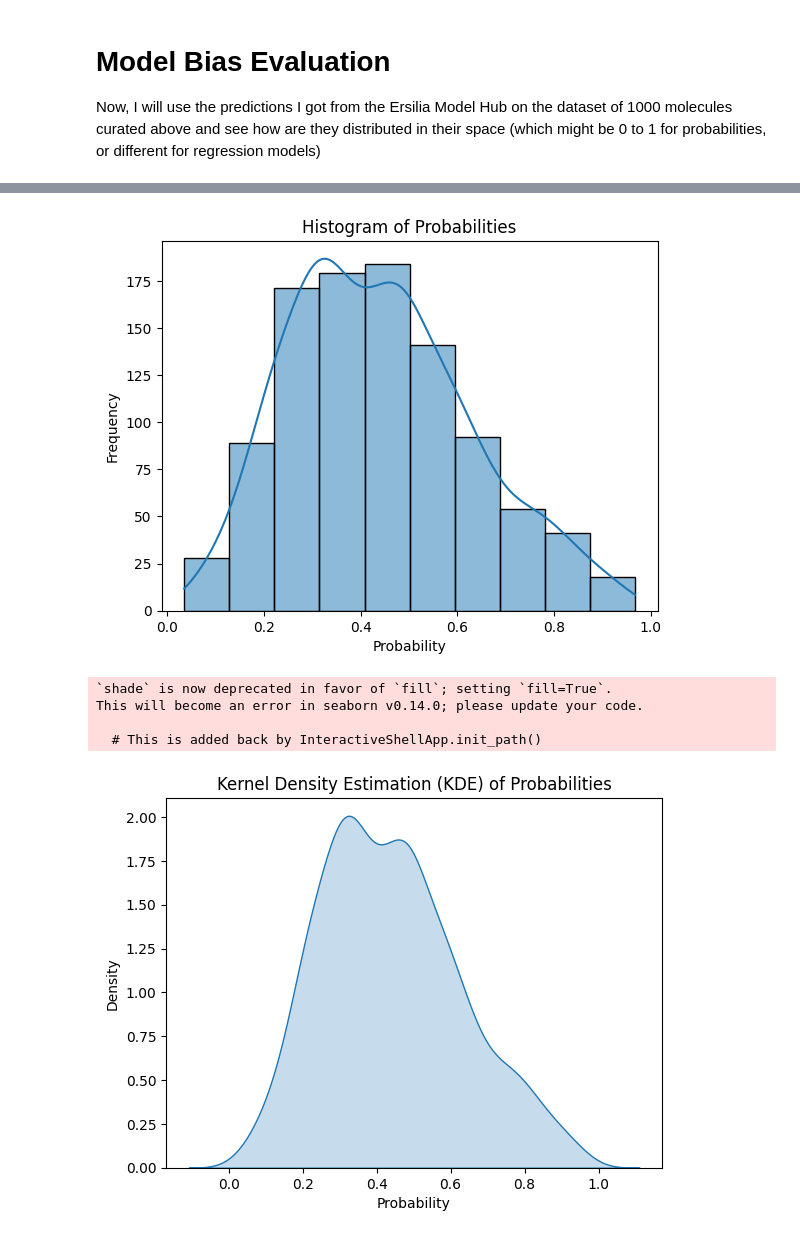
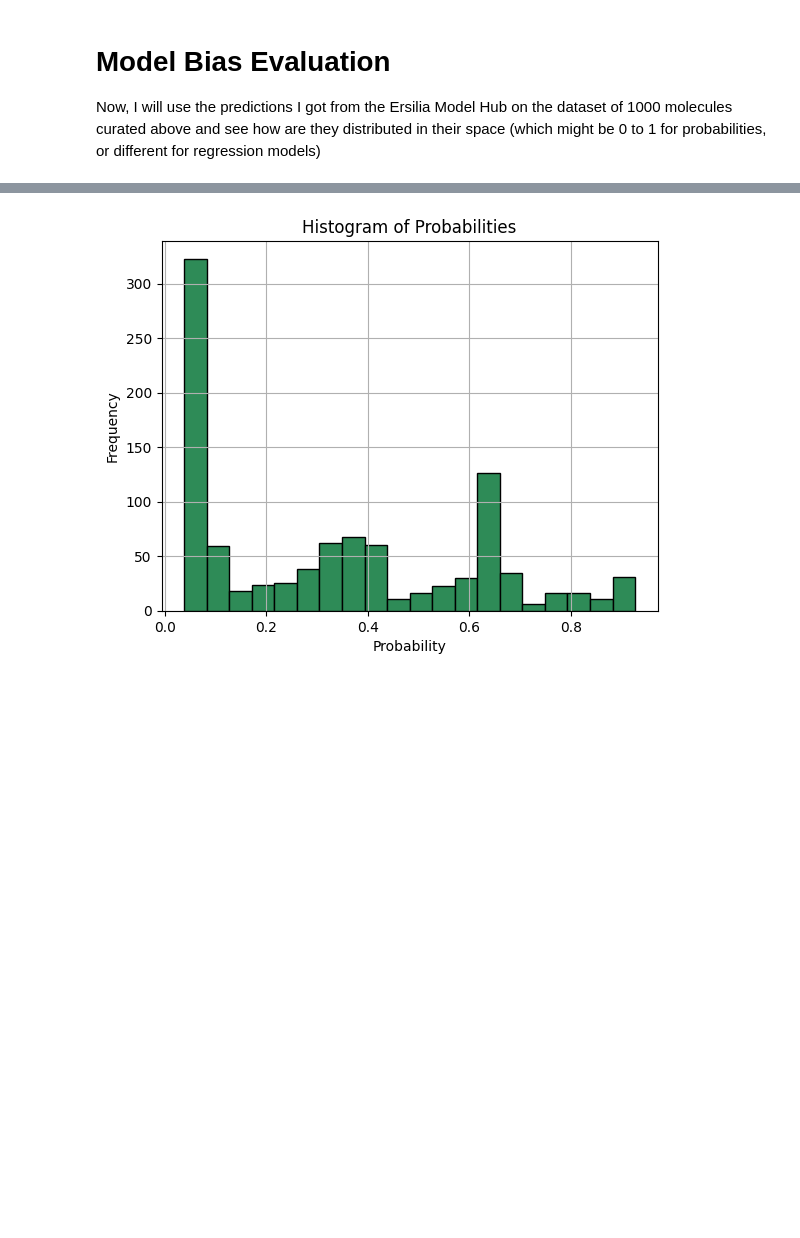
Before and after one commit to akriti-dhurandher/model-validation-example, a Jupyter notebook: notebooks/00_model_bias.ipynb, the cells around one changed output, grey strips where cells are left out. Saved outputs shown, nothing was run; the diff lists cells and outputs as text; code cells hidden in the pictures; blank space fills up the shorter version.

```diff
--- a/notebooks/00_model_bias.ipynb
+++ b/notebooks/00_model_bias.ipynb
@@ -220,10 +193,10 @@ plt.show()
 # %%
 #Making a box plot to check for ouliers in the output that might lead to comment on model bias
-# Read CSV file into a DataFrame
-df = pd.read_csv(csv_file_path)
+
+df = pd.read_csv("/home/akriti_2025/akrititasks/model-validation-example/notebooks/eos2at5outputs.csv")
 
 # Create a boxplot to visualize the spread of probabilities
-sns.boxplot(data=df, y="outcome")
+sns.boxplot(data=df, y="probability")
 plt.title("Boxplot of Probabilities")
 plt.ylabel("Probability")
 plt.show()
@@ -236,23 +207,13 @@ plt.show()
 # %%
-df = pd.read_csv(csv_file_path)
+## Visualising the outputs of eos2ta5 via histograms
+
 
 # Create a histogram to visualize the distribution of probabilities
-sns.histplot(data=df, x="outcome", bins=10, kde=True)
+plt.hist(df['probability'], bins=20, color='seagreen', edgecolor='black')
 plt.title("Histogram of Probabilities")
 plt.xlabel("Probability")
 plt.ylabel("Frequency")
+plt.grid(True)
 plt.show()
-
-# Create a KDE plot to visualize the distribution of probabilities
-sns.kdeplot(data=df, x="outcome", shade=True)
-plt.title("Kernel Density Estimation (KDE) of Probabilities")
-plt.xlabel("Probability")
-plt.ylabel("Density")
-plt.show()
 # %% [output]
-[figure, old version]
+[figure, new version]
-`shade` is now deprecated in favor of `fill`; setting `fill=True`.
-This will become an error in seaborn v0.14.0; please update your code.
-
-  # This is added back by InteractiveShellApp.init_path()
-[figure, removed]
```
Also changed, not shown: parts of 22 cells of this notebook, 6 other files.
